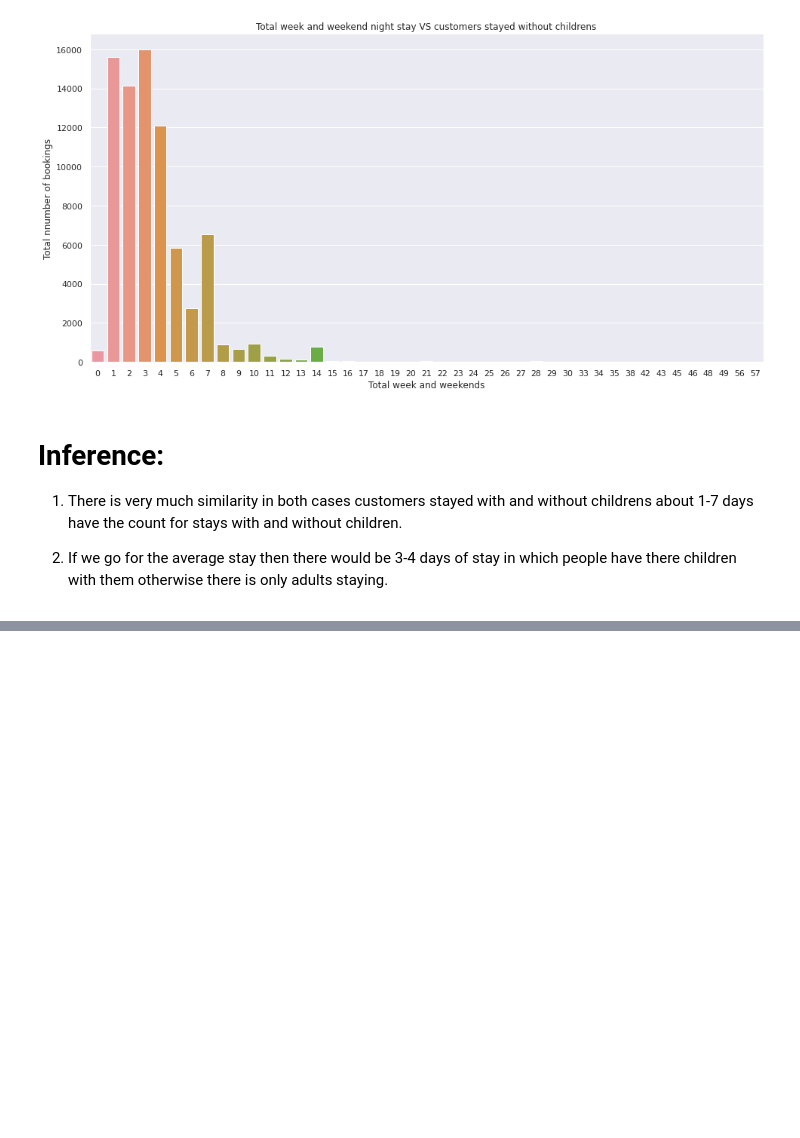
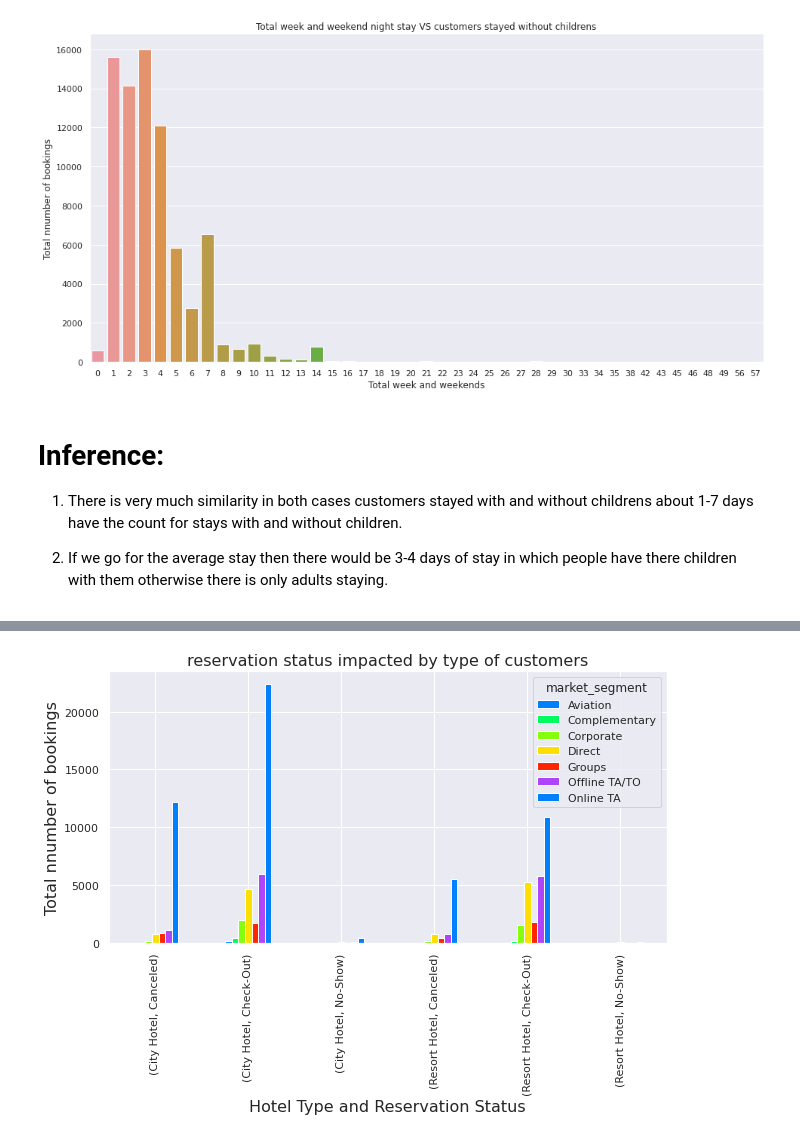
Before and after one commit to dsankush/EDA-Capstone-Hotel-Booking, a Jupyter notebook: Hotel_Booking_Analysis_Capstone_Project.ipynb, the cells around one changed output, grey strips where cells are left out. Cells and saved outputs as stored; diff of their text form; code cells hidden in the pictures; blank space fills up the shorter version.

```diff
--- a/Hotel_Booking_Analysis_Capstone_Project.ipynb
+++ b/Hotel_Booking_Analysis_Capstone_Project.ipynb
@@ -1226,0 +1287,7 @@ plt.show()
+# %%
+# Grouping the reservation and market segment together to check the relation between them
+reserv_on_market_seg = data.groupby(['hotel','reservation_status'])['market_segment'].value_counts()
+
+reserv_on_market_seg = reserv_on_market_seg.unstack()
+
+reserv_on_market_seg
@@ -1226,0 +1303,12 @@ plt.show()
+# %%
+# Ploting graph between reservation status VS Type of customers
+
+reserv_on_market_seg.plot(kind = 'bar', figsize = (10, 5))
+
+plt.title('reservation status impacted by type of customers', fontsize=16)
+plt.xlabel('Hotel Type and Reservation Status', fontsize=16)
+plt.ylabel('Total nnumber of bookings', fontsize=16)
+
+plt.show()
+# %% [output]
+[figure, added]
```
Also changed, not shown: parts of 36 cells of this notebook.
